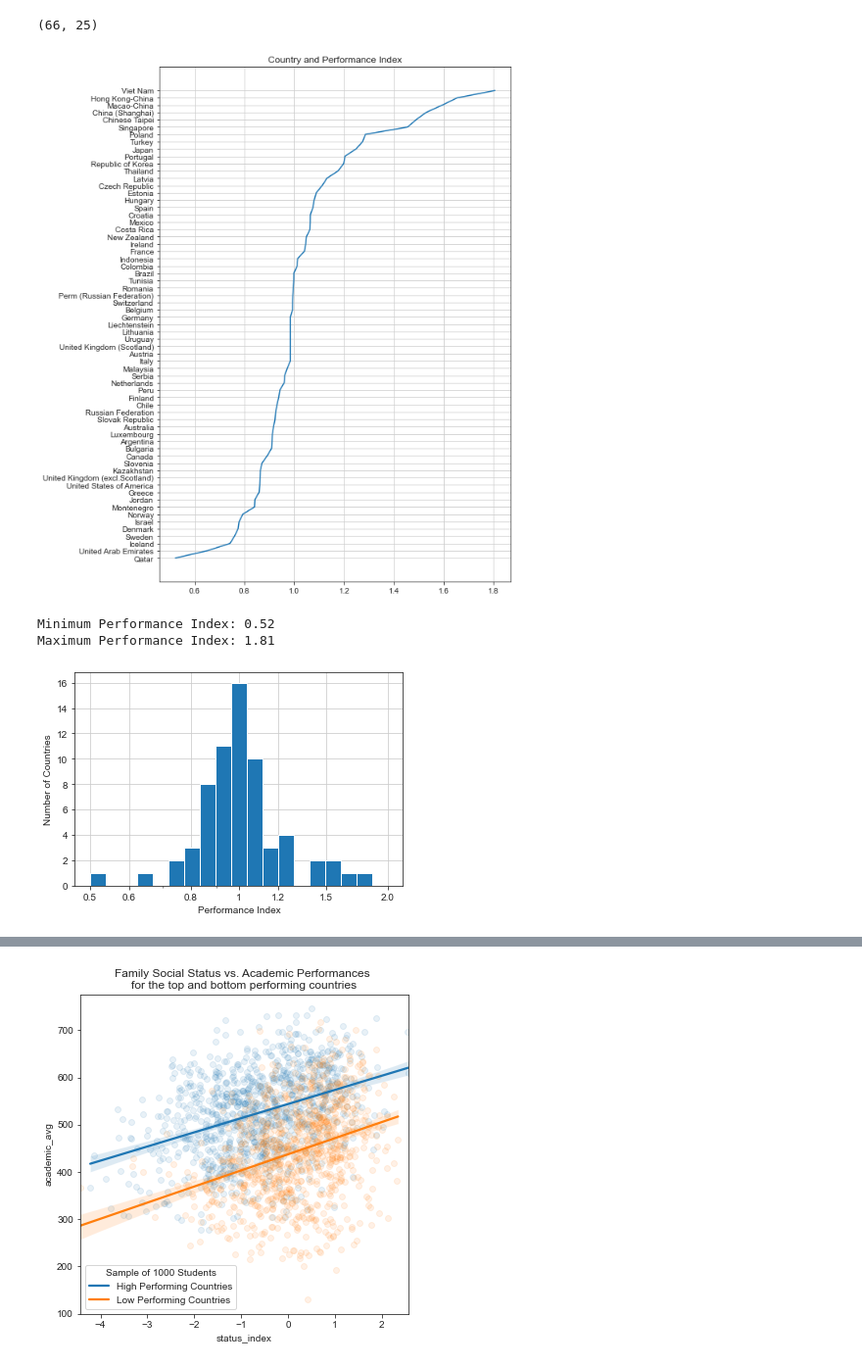
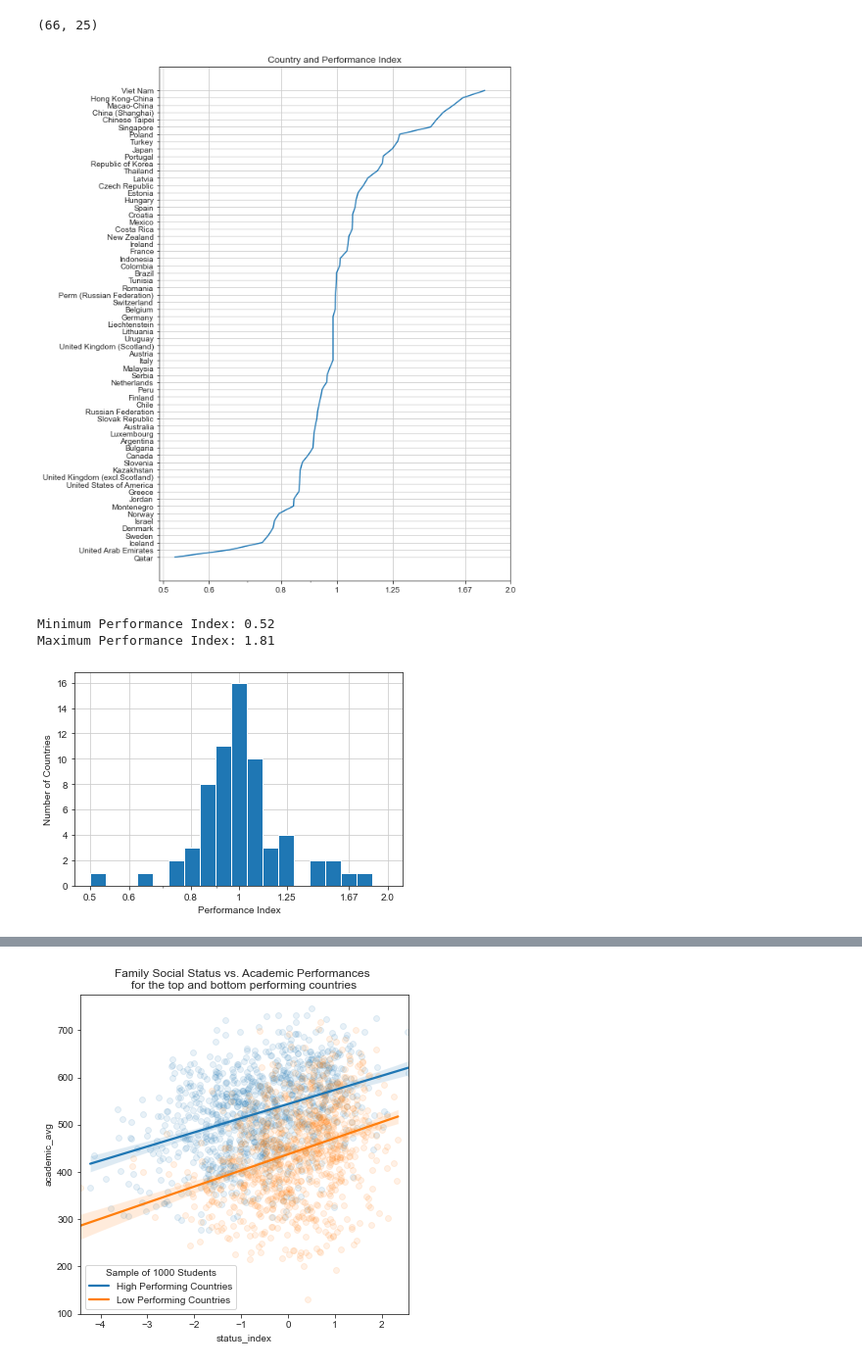
Before and after one commit to sjhaluck/International-Education-Data-Visualization, a Jupyter notebook: exploratory_visualizations.ipynb, the cells around one changed output, grey strips where cells are left out. Shown at 98% size. Cells and saved outputs as stored; diff of their text form; code cells hidden in the pictures.

```diff
--- a/exploration_template.ipynb
+++ b/exploratory_visualizations.ipynb
@@ -976,15 +977,20 @@ pisa_country_data.shape
 # %%
 # gather the countries and their respective performance indices
 countries = pisa_country_data.performance.sort_values().dropna().index
 perform = pisa_country_data.performance.sort_values().dropna().values
 plt.figure(figsize = (8, 12));
 plt.grid(True)
 
 # plot each country and its performance index to show the distribution across all countries
 plt.plot(perform, countries);
 plt.title('Country and Performance Index');
+plt.xscale('log');
+plt.xticks([]);
+ax = plt.gca();
+ax.axes.xaxis.set_ticks([.5, .6, 0.8, 1, 1.25, 1.67, 2.0]);
+ax.axes.set_xticklabels([.5, .6, 0.8, 1, 1.25, 1.67, 2.0]);
 # %% [output]
-[figure, old version]
+[figure, new version]
 # %%
 # print the minimum and maximum performance indices to better understand the range
 print('Minimum Performance Index: {0:.2f}\nMaximum Performance Index: {1:.2f}'.format(pisa_country_data.performance.min(), pisa_country_data.performance.max()))
@@ -997,10 +1003,10 @@ logbins = np.logspace(np.log10(0.5),np.log10(2),20)
 plt.grid(True)
 plt.hist(pisa_country_data.performance, bins = logbins);
 plt.xscale('log');
-plt.xticks([.5, .6, 0.8, 1, 1.2, 1.5, 2.0], [.5, .6, 0.8, 1, 1.2, 1.5, 2.0])
+plt.xticks([.5, .6, 0.8, 1, 1.25, 1.67, 2.0], [.5, .6, 0.8, 1, 1.25, 1.67, 2.0])
 plt.xlabel('Performance Index');
 plt.ylabel('Number of Countries');
 # %% [output]
-[figure, old version]
+[figure, new version]
 # %%
 # gather the list of the top 10 countries according to performance index
```
Also changed, not shown: parts of 6 cells of this notebook, 1 other file.
